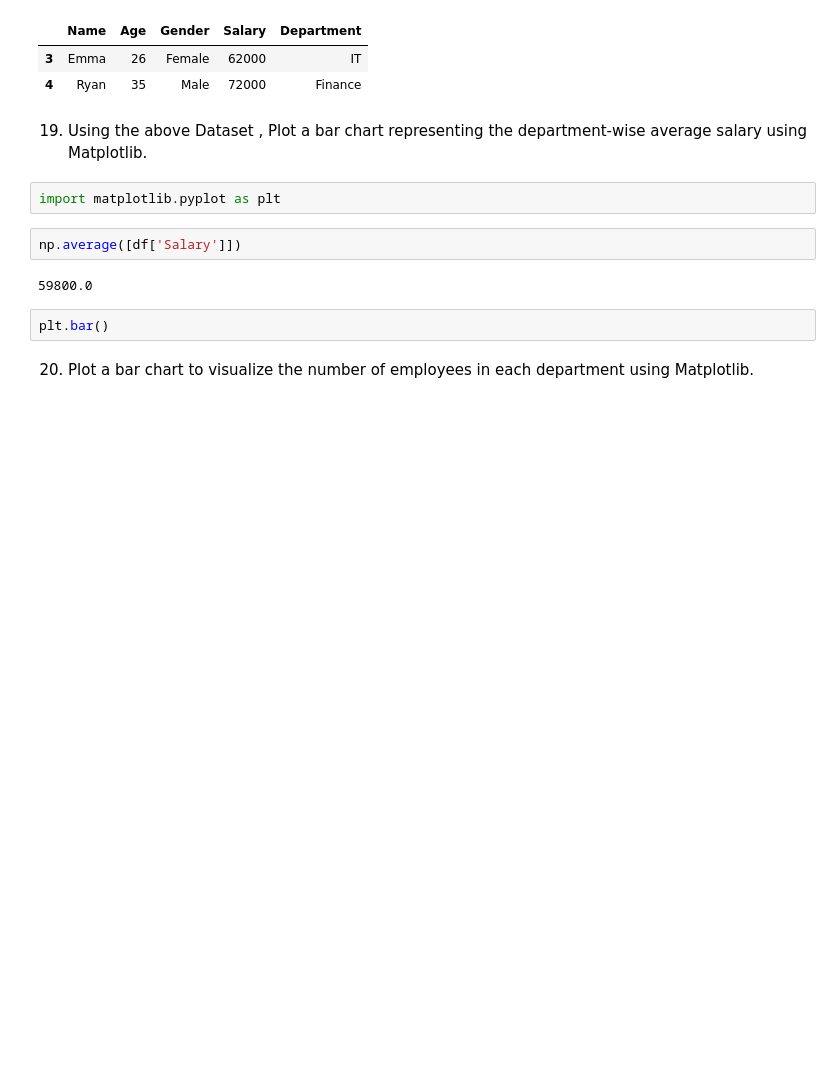
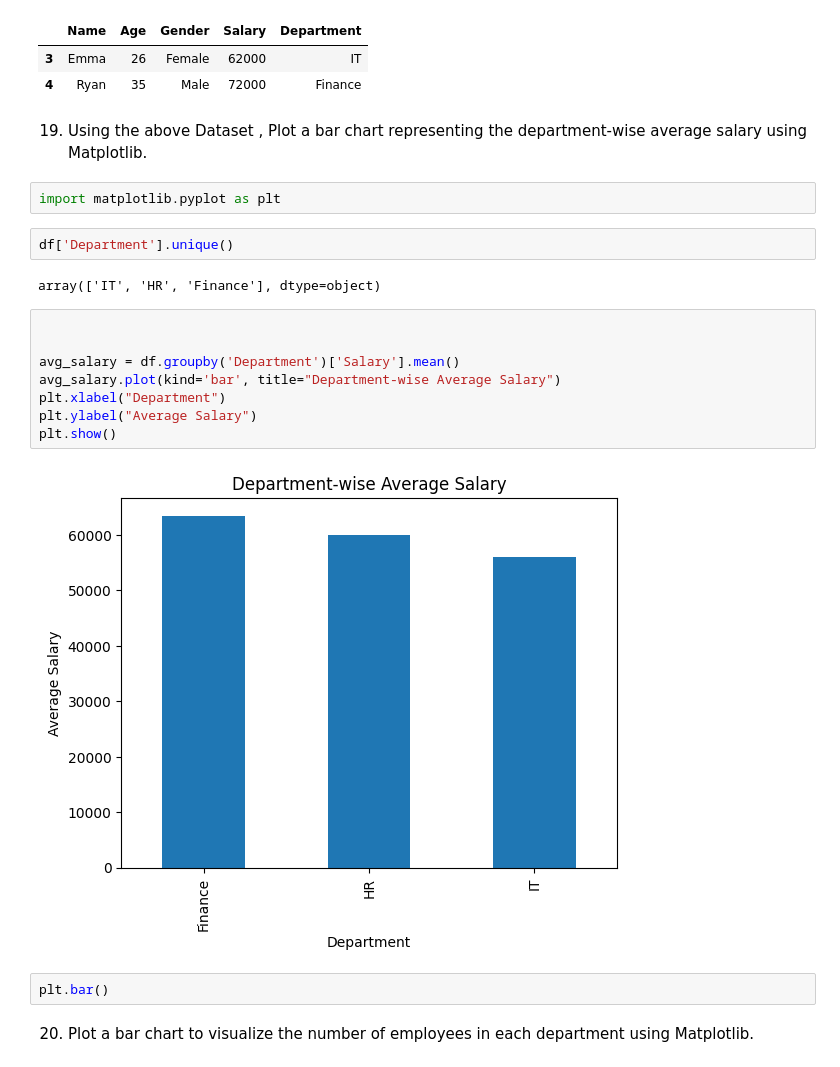
Before and after one commit to gadwal4201/CRT-2025, a Jupyter notebook: Test_28_03_2025.ipynb, the cells around one changed output. Cells and saved outputs as stored; diff of their text form; blank space fills up the shorter version.

```diff
--- a/Test_28_03_2025.ipynb
+++ b/Test_28_03_2025.ipynb
@@ -30,10 +30,20 @@ df[df['Salary']> 60000]
 19.  Using the above Dataset , Plot a bar chart representing the department-wise average salary using Matplotlib.
 # %%
 import matplotlib.pyplot as plt
-# %%
-np.average([df['Salary']])
-# %% [output]
-59800.0
+# %%
+df['Department'].unique()
+# %% [output]
+array(['IT', 'HR', 'Finance'], dtype=object)
+# %%
+
+
+avg_salary = df.groupby('Department')['Salary'].mean()
+avg_salary.plot(kind='bar', title="Department-wise Average Salary")
+plt.xlabel("Department")
+plt.ylabel("Average Salary")
+plt.show()
+# %% [output]
+[figure, added]
 # %%
 plt.bar()
 # %% [markdown]
```
Also changed, not shown: parts of 1 cell of this notebook.
